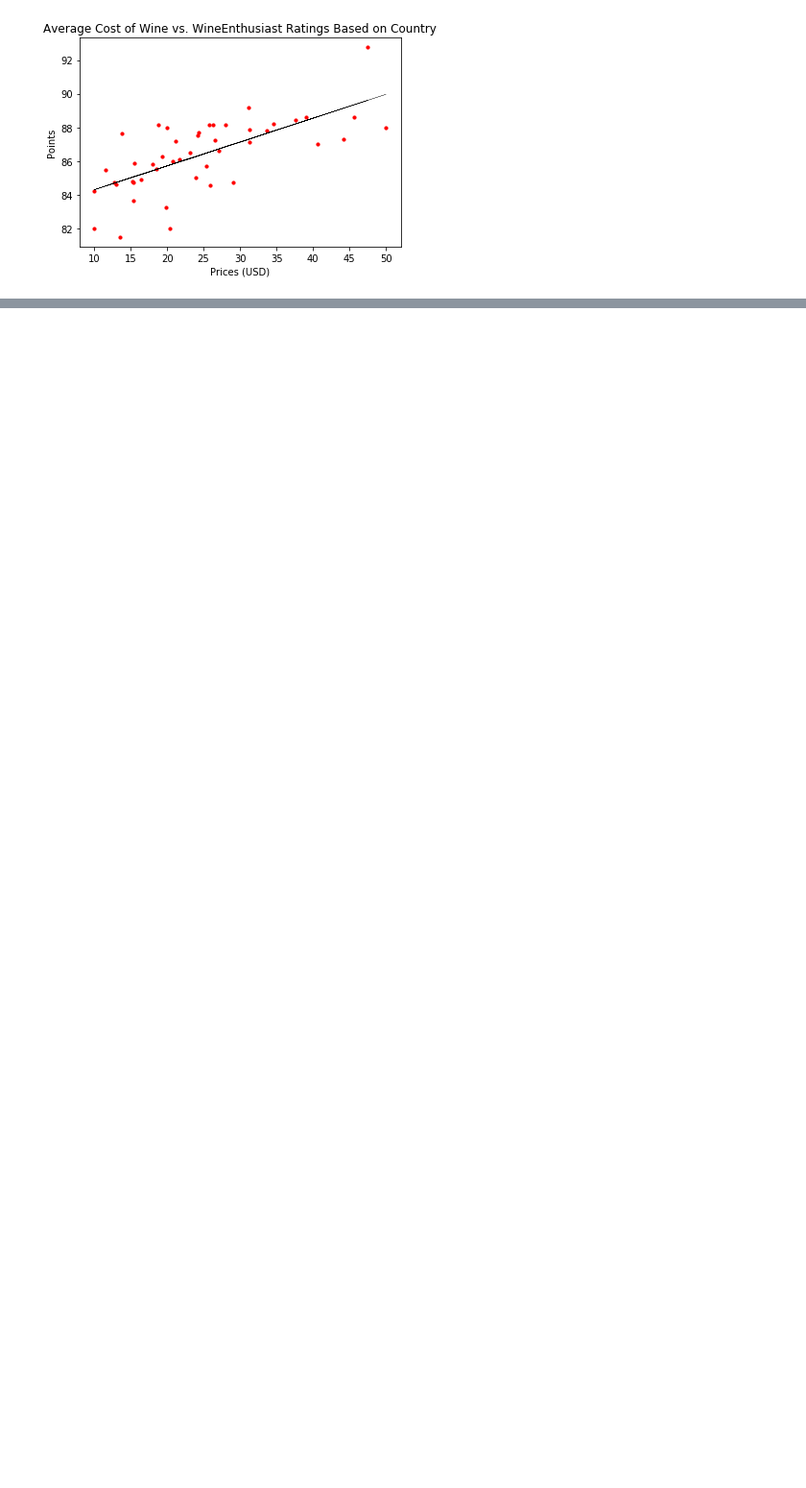
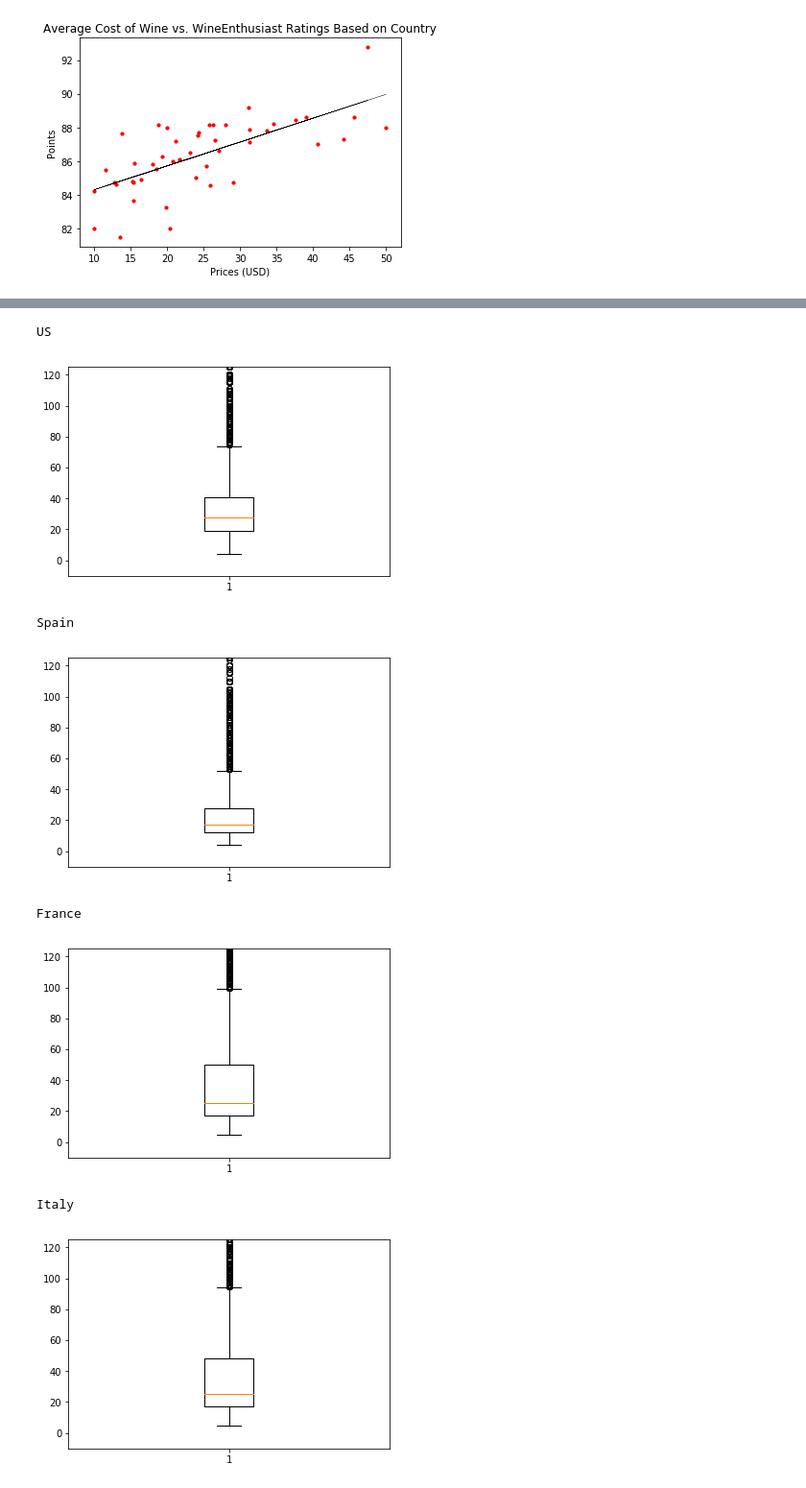
Before and after one commit to HannahHChu/thinkful, a Jupyter notebook: Unit_2_Exercises/2019-02-05_wine_project.ipynb, the cells around one changed output, grey strips where cells are left out. Shown at 96% size. Drawn from its saved outputs; the diff is of its cells as text; code cells hidden in the pictures; blank space fills up the shorter version.

```diff
--- a/Unit_2_Exercises/2019-02-05_wine_project.ipynb
+++ b/Unit_2_Exercises/2019-02-05_wine_project.ipynb
@@ -83,4 +32,7 @@ gdf.describe()
 country_pp = gdf.groupby('country').aggregate(np.mean)
 rating = country_pp['points']
 cost = country_pp['price']
-print(country_pp)
+
+gdf2 = gdf.set_index('country', inplace=False)
+us_cost=gdf2.loc[['US'],['price']]
+us_summ = us_cost['price']
@@ -204,0 +131,22 @@ plt.show()
+# %%
+def summ(country):
+    for nam in country:
+        print(nam)
+        if str(nam) == str('nan'):
+            continue
+        cost=gdf2.loc[[nam],['price']]
+        result=cost['price']
+        plt.boxplot(result)
+        plt.ylim(-10, 125)
+        plt.show()
+# %%
+summ(un_gdf)
+# %% [output]
+US
+[figure, added]
+Spain
+[figure, added]
+France
+[figure, added]
+Italy
+[figure, added]
```
Also changed, not shown: parts of 16 cells of this notebook, 3 other files.
